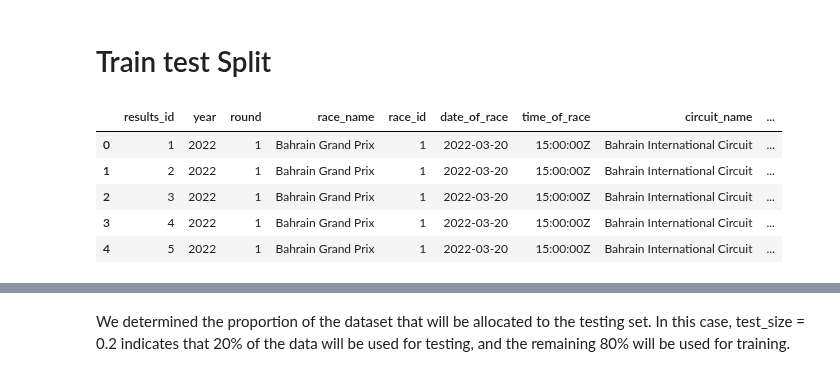
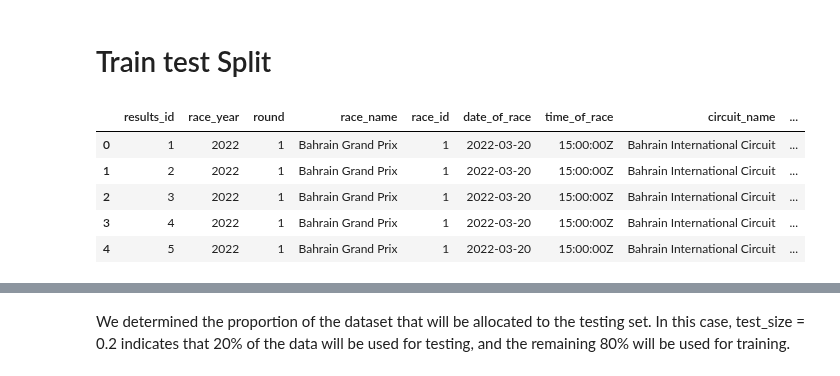
Before and after one commit to nat13lla/Capstone, a Jupyter notebook: datamanipulation/TrainTest_Split_FE.ipynb, the cells around one changed output, grey strips where cells are left out. Cells and saved outputs as stored; diff of their text form; code cells hidden in the pictures.

```diff
--- a/datamanipulation/TrainTest_Split_FE.ipynb
+++ b/datamanipulation/TrainTest_Split_FE.ipynb
@@ -15,14 +18,15 @@ df = pd.read_csv(" ")
 # %% [markdown]
 # Train test Split
-# %%
-df.head()
-# %% [output]
-|  | results_id | year | round | race_name | race_id | date_of_race | time_of_race | circuit_name | ... |
-| 0 | 1 | 2022 | 1 | Bahrain Grand Prix | 1 | 2022-03-20 | 15:00:00Z | Bahrain International Circuit | ... |
-| 1 | 2 | 2022 | 1 | Bahrain Grand Prix | 1 | 2022-03-20 | 15:00:00Z | Bahrain International Circuit | ... |
-| 2 | 3 | 2022 | 1 | Bahrain Grand Prix | 1 | 2022-03-20 | 15:00:00Z | Bahrain International Circuit | ... |
-| 3 | 4 | 2022 | 1 | Bahrain Grand Prix | 1 | 2022-03-20 | 15:00:00Z | Bahrain International Circuit | ... |
-| 4 | 5 | 2022 | 1 | Bahrain Grand Prix | 1 | 2022-03-20 | 15:00:00Z | Bahrain International Circuit | ... |
+# %%
+pd.set_option('display.max_columns', None)
+df.head()
+# %% [output]
+|  | results_id | race_year | round | race_name | race_id | date_of_race | time_of_race | circuit_name | ... |
+| 0 | 1 | 2022 | 1 | Bahrain Grand Prix | 1 | 2022-03-20 | 15:00:00Z | Bahrain International Circuit | ... |
+| 1 | 2 | 2022 | 1 | Bahrain Grand Prix | 1 | 2022-03-20 | 15:00:00Z | Bahrain International Circuit | ... |
+| 2 | 3 | 2022 | 1 | Bahrain Grand Prix | 1 | 2022-03-20 | 15:00:00Z | Bahrain International Circuit | ... |
+| 3 | 4 | 2022 | 1 | Bahrain Grand Prix | 1 | 2022-03-20 | 15:00:00Z | Bahrain International Circuit | ... |
+| 4 | 5 | 2022 | 1 | Bahrain Grand Prix | 1 | 2022-03-20 | 15:00:00Z | Bahrain International Circuit | ... |
 # %%
 feature_cols = df.columns
 feature_cols = list(feature_cols)
```
Also changed, not shown: parts of 17 cells of this notebook.
